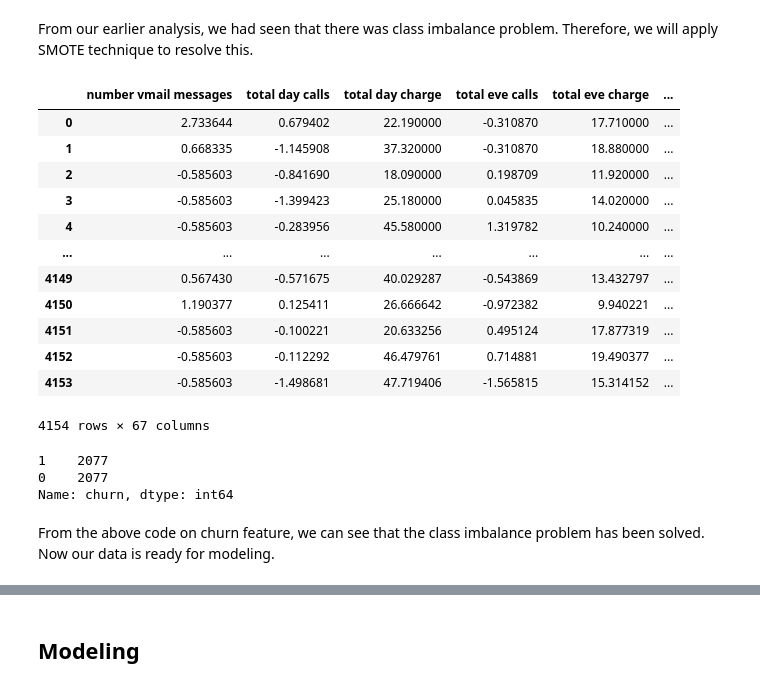
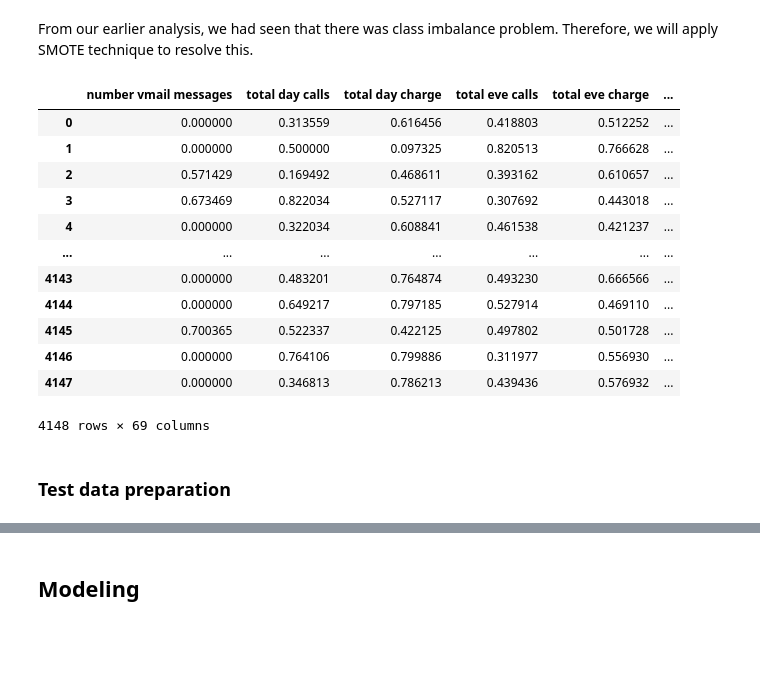
Before and after one commit to Amoskipkirui/Customer-churn-analysis, a Jupyter notebook: index.ipynb, the cells around one changed output, grey strips where cells are left out. Drawn from its saved outputs; the diff is of its cells as text; code cells hidden in the pictures; blank space fills up the shorter version.

```diff
--- a/index.ipynb
+++ b/index.ipynb
@@ -491,0 +475,9 @@ X_train, X_test, y_train, y_test = train_test_split(X, y,test_size= 0.25, random
+# %%
+
+
+ohe = OneHotEncoder()
+X_train_ohe = ohe.fit_transform(X_train_categorical).toarray()
+
+# Create a new DataFrame with the encoded features
+encoded_df = pd.DataFrame(X_train_ohe, columns=ohe.get_feature_names(categorical_features))
+encoded_df
@@ -491,0 +500,6 @@ X_train, X_test, y_train, y_test = train_test_split(X, y,test_size= 0.25, random
+# %%
+numeric_features = ['number vmail messages','total day calls','total day charge','total eve calls',
+                'total eve charge','total night calls','total night charge','total intl calls',
+                'total intl charge','customer service calls']
+X_train_numeric = X_train[numeric_features].copy()
+X_train_numeric
@@ -491,0 +520,7 @@ X_train, X_test, y_train, y_test = train_test_split(X, y,test_size= 0.25, random
+# %%
+scaler = MinMaxScaler()
+X_train_scaled = scaler.fit_transform(X_train_numeric)
+
+# Create a new DataFrame with the scaled features
+scaled_df = pd.DataFrame(X_train_scaled, columns=numeric_features)
+scaled_df
@@ -491,0 +543,3 @@ X_train, X_test, y_train, y_test = train_test_split(X, y,test_size= 0.25, random
+# %%
+X_train_full = pd.concat([scaled_df, encoded_df], axis=1)
+X_train_full
@@ -494,29 +562,23 @@ From our earlier analysis, we had seen that there was class imbalance problem.
 Therefore, we will apply SMOTE technique to resolve this.
 # %%
 sm = SMOTE()
-X_train_resampled, y_train_resampled = sm.fit_resample(X_train, y_train)
+X_train_resampled, y_train_resampled = sm.fit_resample(X_train_full, y_train)
 # create a new dataframe consisting of the resampled features
-df_cleaned2 = pd.concat([X_train_resampled, y_train_resampled], axis=1)
-df_cleaned2
+df_resampled = pd.concat([X_train_resampled, y_train_resampled], axis=1)
+df_resampled
 # %% [output]
 |  | number vmail messages | total day calls | total day charge | total eve calls | total eve charge | ... |
-| 0 | 2.733644 | 0.679402 | 22.190000 | -0.310870 | 17.710000 | ... |
-| 1 | 0.668335 | -1.145908 | 37.320000 | -0.310870 | 18.880000 | ... |
-| 2 | -0.585603 | -0.841690 | 18.090000 | 0.198709 | 11.920000 | ... |
-| 3 | -0.585603 | -1.399423 | 25.180000 | 0.045835 | 14.020000 | ... |
-| 4 | -0.585603 | -0.283956 | 45.580000 | 1.319782 | 10.240000 | ... |
+| 0 | 0.000000 | 0.313559 | 0.616456 | 0.418803 | 0.512252 | ... |
+| 1 | 0.000000 | 0.500000 | 0.097325 | 0.820513 | 0.766628 | ... |
+| 2 | 0.571429 | 0.169492 | 0.468611 | 0.393162 | 0.610657 | ... |
+| 3 | 0.673469 | 0.822034 | 0.527117 | 0.307692 | 0.443018 | ... |
+| 4 | 0.000000 | 0.322034 | 0.608841 | 0.461538 | 0.421237 | ... |
 | ... | ... | ... | ... | ... | ... | ... |
-| 4149 | 0.567430 | -0.571675 | 40.029287 | -0.543869 | 13.432797 | ... |
-| 4150 | 1.190377 | 0.125411 | 26.666642 | -0.972382 | 9.940221 | ... |
-| 4151 | -0.585603 | -0.100221 | 20.633256 | 0.495124 | 17.877319 | ... |
-| 4152 | -0.585603 | -0.112292 | 46.479761 | 0.714881 | 19.490377 | ... |
-| 4153 | -0.585603 | -1.498681 | 47.719406 | -1.565815 | 15.314152 | ... |
+| 4143 | 0.000000 | 0.483201 | 0.764874 | 0.493230 | 0.666566 | ... |
+| 4144 | 0.000000 | 0.649217 | 0.797185 | 0.527914 | 0.469110 | ... |
+| 4145 | 0.700365 | 0.522337 | 0.422125 | 0.497802 | 0.501728 | ... |
+| 4146 | 0.000000 | 0.764106 | 0.799886 | 0.311977 | 0.556930 | ... |
+| 4147 | 0.000000 | 0.346813 | 0.786213 | 0.439436 | 0.576932 | ... |
-4154 rows × 67 columns
+4148 rows × 69 columns
-# %%
-df_cleaned2['churn'].value_counts()
-# %% [output]
-1    2077
-0    2077
-Name: churn, dtype: int64
-# %% [markdown]
-From the above code on churn feature, we can see that the class imbalance problem has been solved. Now our data is ready for modeling.
+# %% [markdown]
+### Test data preparation
```
Also changed, not shown: parts of 30 cells of this notebook.
